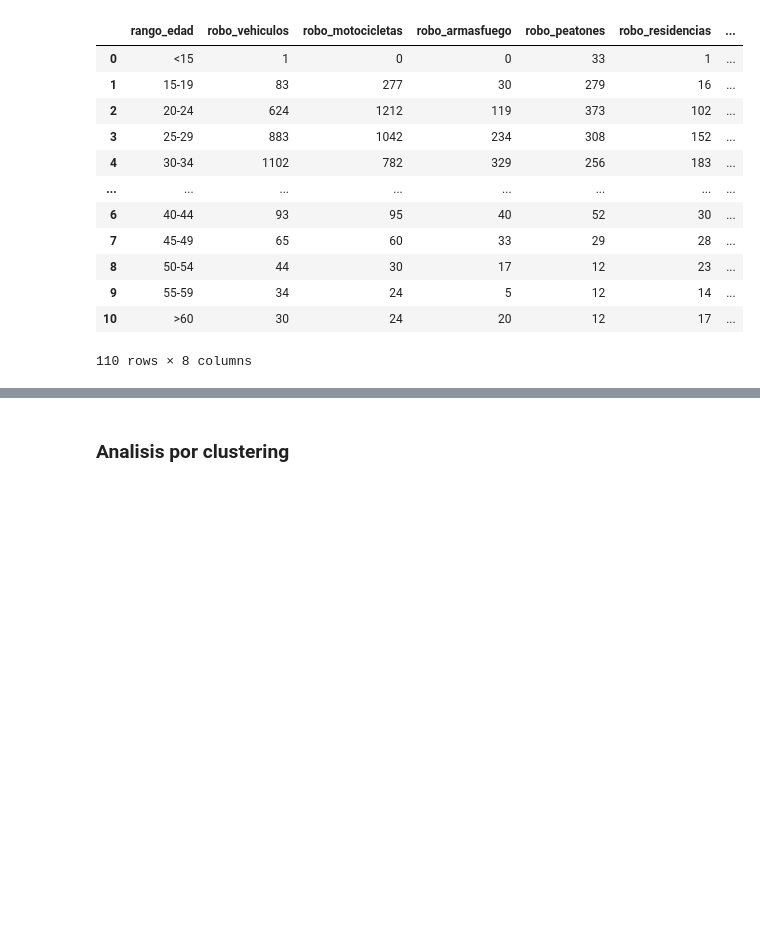
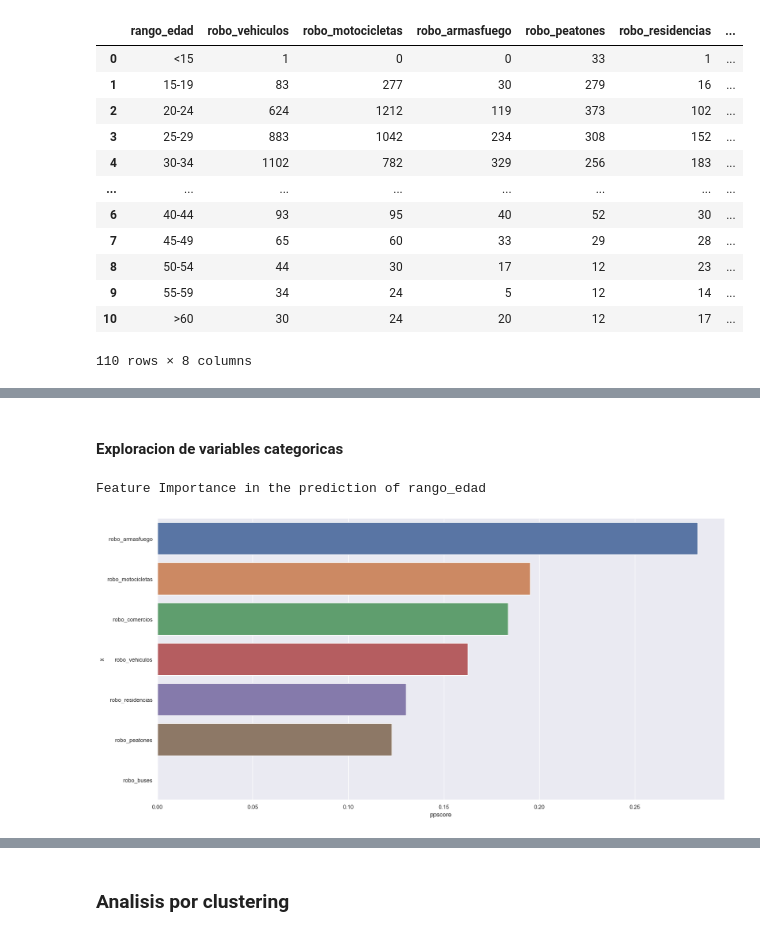
Before and after one commit to andresdlRoca/Data_Mining_Project-UVG-2023, a Jupyter notebook: main.ipynb, the cells around one changed output, grey strips where cells are left out. Saved outputs shown, nothing was run; the diff lists cells and outputs as text; code cells hidden in the pictures; blank space fills up the shorter version.

Commit message:
Exploracion de variables

```diff
--- a/main.ipynb
+++ b/main.ipynb
@@ -101,0 +158,7 @@ display(datageneral)
+# %% [markdown]
+#### Exploracion de variables categoricas
+# %%
+eda_numcat(datageneral, x='rango_edad')
+# %% [output]
+Feature Importance in the prediction of rango_edad
+[figure, added]
```
Also changed, not shown: parts of 14 cells of this notebook.
